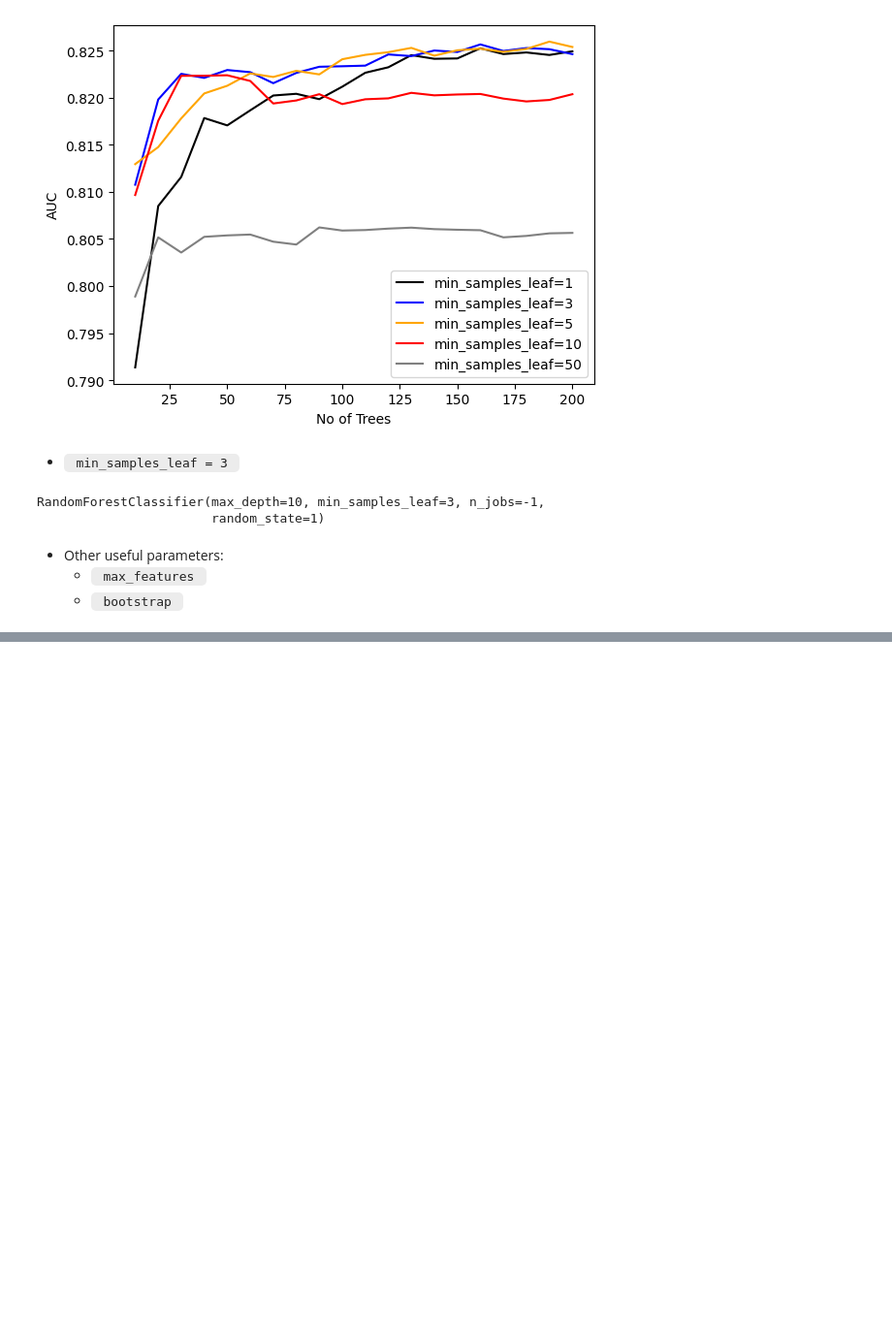
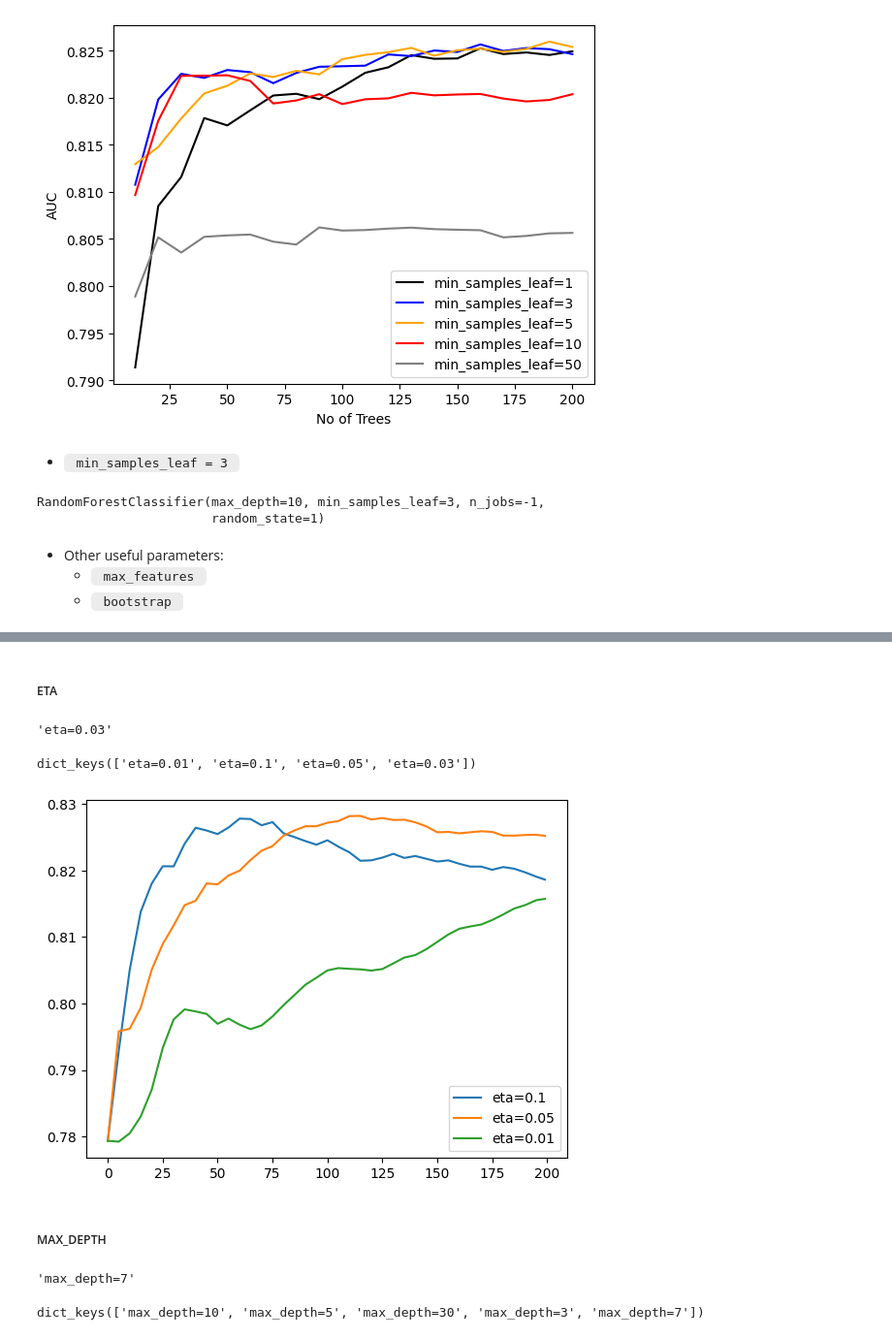
Before and after one commit to haniyrasul/CodeCraft, a Jupyter notebook: ML_ZoomCamp/6_trees/notebook.ipynb, the cells around one changed output, grey strips where cells are left out. Shown at 97% size. Cells and saved outputs as stored; diff of their text form; code cells hidden in the pictures; blank space fills up the shorter version.

```diff
--- a/ML_ZoomCamp/6_trees/notebook.ipynb
+++ b/ML_ZoomCamp/6_trees/notebook.ipynb
@@ -794,0 +927,47 @@ RandomForestClassifier(max_depth=10, min_samples_leaf=3, n_jobs=-1,
+# %% [markdown]
+##### ETA
+# %%
+scores = {}
+# %%
+%%capture output
+
+xgb_params = {
+    'eta': 0.03,
+    'max_depth': 6,
+    'min_child_weight': 1,
+
+    'objective': 'binary:logistic',
+    'eval_metric': 'auc',
+
+    'nthread': 8,
+    'seed': 1,
+    'verbosity': 1,
+}
+
+model = xgb.train(xgb_params, dtrain,
+                  evals = watchlist,
+                  verbose_eval = 5,
+                  num_boost_round=200)
+# %%
+key = 'eta=%s' % (xgb_params['eta'])
+scores[key] = parse_xgb_output(output)
+# %%
+key
+# %% [output]
+'eta=0.03'
+# %%
+scores.keys()
+# %% [output]
+dict_keys(['eta=0.01', 'eta=0.1', 'eta=0.05', 'eta=0.03'])
+# %%
+etas = ['eta=0.1', 'eta=0.05', 'eta=0.01']
+
+for eta in etas:
+    df_score = scores[eta]
+    plt.plot(df_score.num_iter, df_score.val_auc, label=eta)
+plt.legend()
+plt.show()
+# %% [output]
+[figure, added]
+# %% [markdown]
+##### MAX_DEPTH
@@ -794,0 +996,10 @@ RandomForestClassifier(max_depth=10, min_samples_leaf=3, n_jobs=-1,
+# %%
+key = 'max_depth=%s' % (xgb_params['max_depth'])
+scores[key] = parse_xgb_output(output)
+key
+# %% [output]
+'max_depth=7'
+# %%
+scores.keys()
+# %% [output]
+dict_keys(['max_depth=10', 'max_depth=5', 'max_depth=30', 'max_depth=3', 'max_depth=7'])
```
Also changed, not shown: parts of 60 cells of this notebook, 4 other files.
